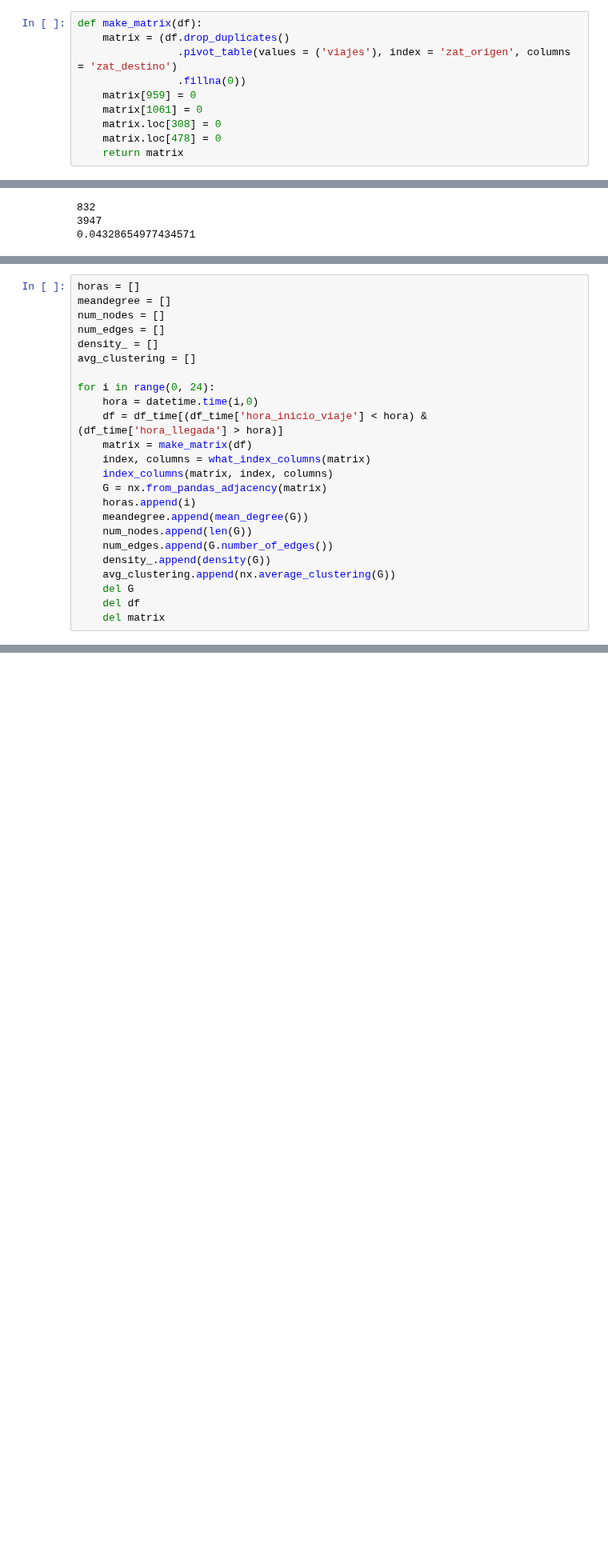
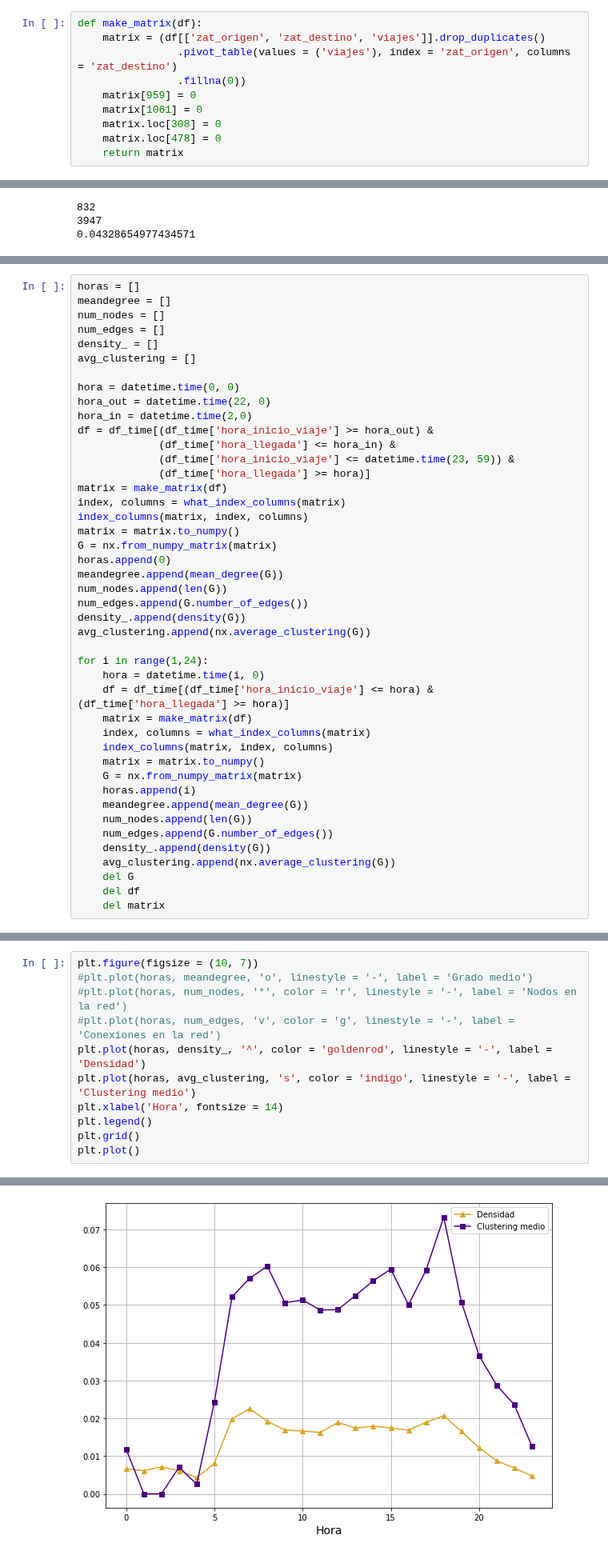
Before and after one commit to saramirezva/Tesis-congestion-Bogota, a Jupyter notebook: Red_completa_Bogota.ipynb, the cells around one changed output, grey strips where cells are left out. Shown at 80% size. Cells and saved outputs as stored; diff of their text form; blank space fills up the shorter version.

```diff
--- a/Red_completa_Bogota.ipynb
+++ b/Red_completa_Bogota.ipynb
@@ -1048,7 +1083,7 @@ df_time
 105476 rows × 5 columns
 # %%
 def make_matrix(df):
-    matrix = (df.drop_duplicates()
+    matrix = (df[['zat_origen', 'zat_destino', 'viajes']].drop_duplicates()
                 .pivot_table(values = ('viajes'), index = 'zat_origen', columns = 'zat_destino')
                 .fillna(0))
     matrix[959] = 0
@@ -1117,13 +1167,33 @@ num_edges = []
 density_ = []
 avg_clustering = []
 
-for i in range(0, 24):
-    hora = datetime.time(i,0)
-    df = df_time[(df_time['hora_inicio_viaje'] < hora) & (df_time['hora_llegada'] > hora)]
+hora = datetime.time(0, 0)
+hora_out = datetime.time(22, 0)
+hora_in = datetime.time(2,0)
+df = df_time[(df_time['hora_inicio_viaje'] >= hora_out) &
+             (df_time['hora_llegada'] <= hora_in) &
+             (df_time['hora_inicio_viaje'] <= datetime.time(23, 59)) &
+             (df_time['hora_llegada'] >= hora)]
+matrix = make_matrix(df)
+index, columns = what_index_columns(matrix)
+index_columns(matrix, index, columns)
+matrix = matrix.to_numpy()
+G = nx.from_numpy_matrix(matrix)
+horas.append(0)
+meandegree.append(mean_degree(G))
+num_nodes.append(len(G))
+num_edges.append(G.number_of_edges())
+density_.append(density(G))
+avg_clustering.append(nx.average_clustering(G))
+
+for i in range(1,24):
+    hora = datetime.time(i, 0)
+    df = df_time[(df_time['hora_inicio_viaje'] <= hora) & (df_time['hora_llegada'] >= hora)]
     matrix = make_matrix(df)
     index, columns = what_index_columns(matrix)
     index_columns(matrix, index, columns)
-    G = nx.from_pandas_adjacency(matrix)
+    matrix = matrix.to_numpy()
+    G = nx.from_numpy_matrix(matrix)
     horas.append(i)
     meandegree.append(mean_degree(G))
     num_nodes.append(len(G))
@@ -1142,0 +1206,12 @@ plt.plot(horas, meandegree, 'o')
+# %%
+plt.figure(figsize = (10, 7))
+#plt.plot(horas, meandegree, 'o', linestyle = '-', label = 'Grado medio')
+#plt.plot(horas, num_nodes, '*', color = 'r', linestyle = '-', label = 'Nodos en la red')
+#plt.plot(horas, num_edges, 'v', color = 'g', linestyle = '-', label = 'Conexiones en la red')
+plt.plot(horas, density_, '^', color = 'goldenrod', linestyle = '-', label = 'Densidad')
+plt.plot(horas, avg_clustering, 's', color = 'indigo', linestyle = '-', label = 'Clustering medio')
+plt.xlabel('Hora', fontsize = 14)
+plt.legend()
+plt.grid()
+plt.plot()
+# %% [output]
@@ -1142,0 +1219 @@ plt.plot(horas, meandegree, 'o')
+[figure, added]
```
Also changed, not shown: parts of 26 cells of this notebook.
